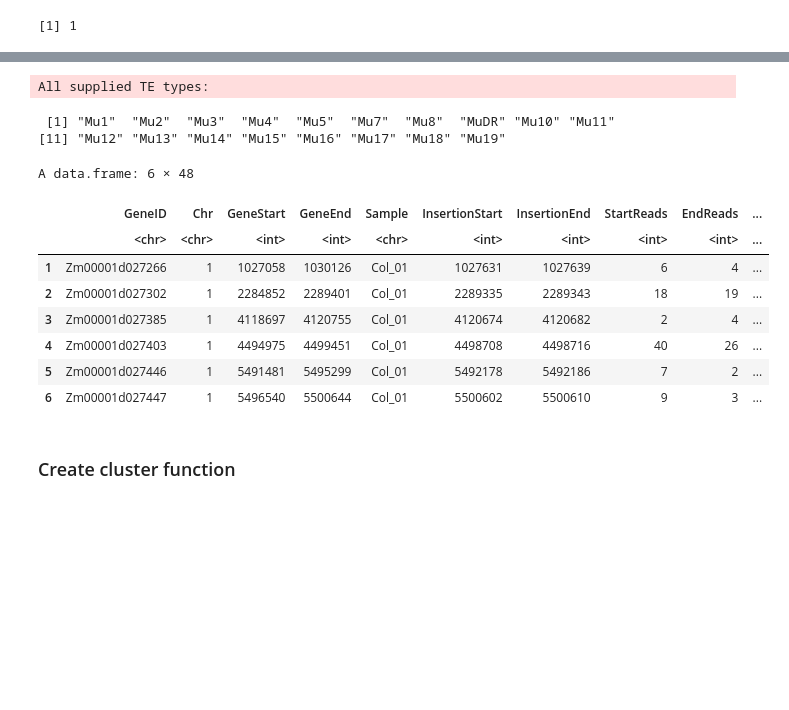
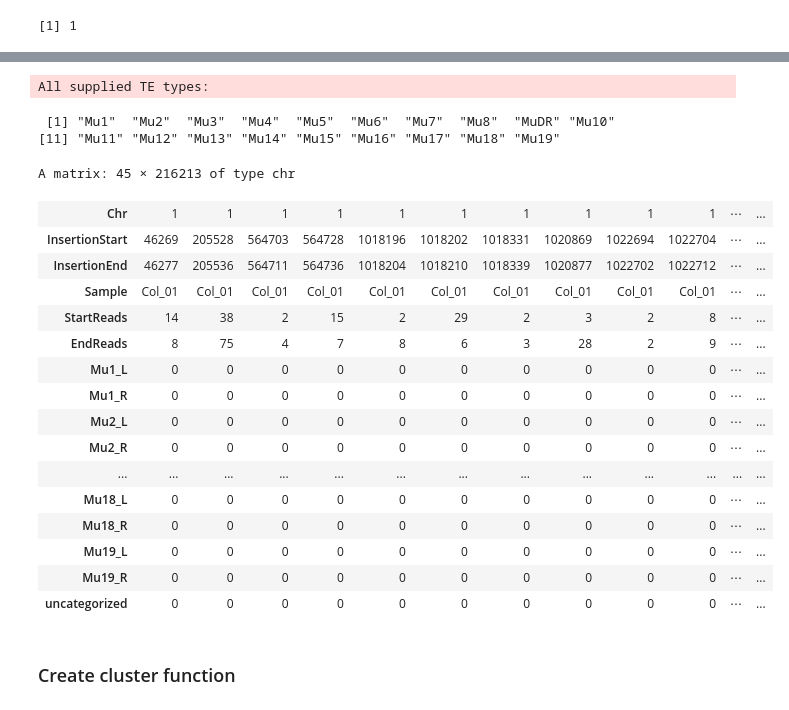
Before and after one commit to tgstoecker/MuWU, a Jupyter notebook: te_typing_annotation.ipynb, the cells around one changed output, grey strips where cells are left out. Cells and saved outputs as stored; diff of their text form; code cells hidden in the pictures; blank space fills up the shorter version.

```diff
--- a/te_typing_annotation.ipynb
+++ b/te_typing_annotation.ipynb
@@ -47,23 +47,23 @@ data.table::getDTthreads()
 #all_types <- snakemake@params[["all_types"]]
 
 
-#samples <- c('Row_01', 'Row_02', 'Row_03', 'Row_04',
-#          'Row_05', 'Row_06', 'Row_07', 'Row_08',
-#          'Row_09', 'Row_10', 'Row_11', 'Row_12',
-#          'Row_13', 'Row_14', 'Row_15', 'Row_16',
-#          'Row_17', 'Row_18', 'Row_19', 'Row_20',
-#          'Row_21', 'Row_22', 'Row_23', 'Row_24',
-#          'Col_01', 'Col_02', 'Col_03', 'Col_04',
-#          'Col_05', 'Col_06', 'Col_07', 'Col_08',
-#          'Col_09', 'Col_10', 'Col_11', 'Col_12',
-#          'Col_13', 'Col_14', 'Col_15', 'Col_16',
-#          'Col_17', 'Col_18', 'Col_19', 'Col_20',
-#          'Col_21', 'Col_22', 'Col_23', 'Col_24')
+samples <- c('Row_01', 'Row_02', 'Row_03', 'Row_04',
+          'Row_05', 'Row_06', 'Row_07', 'Row_08',
+          'Row_09', 'Row_10', 'Row_11', 'Row_12',
+          'Row_13', 'Row_14', 'Row_15', 'Row_16',
+          'Row_17', 'Row_18', 'Row_19', 'Row_20',
+          'Row_21', 'Row_22', 'Row_23', 'Row_24',
+          'Col_01', 'Col_02', 'Col_03', 'Col_04',
+          'Col_05', 'Col_06', 'Col_07', 'Col_08',
+          'Col_09', 'Col_10', 'Col_11', 'Col_12',
+          'Col_13', 'Col_14', 'Col_15', 'Col_16',
+          'Col_17', 'Col_18', 'Col_19', 'Col_20',
+          'Col_21', 'Col_22', 'Col_23', 'Col_24')
 
 #samples <- c('Row_01', 'Row_02', 'Row_03', 'Row_04',
 #             'Col_01', 'Col_02', 'Col_03', 'Col_04')
 
-samples <- c('Row_01', 'Col_01')
+#samples <- c('Row_01', 'Col_01')
 
 all_types <- c("Mu1_L", "Mu1_R",
 "Mu2_L",
@@ -74,6 +74,8 @@ all_types <- c("Mu1_L", "Mu1_R",
 "Mu4_R",
 "Mu5_L",
 "Mu5_R",
+"Mu6_L",
+"Mu6_R",
 "Mu7_L",
 "Mu7_R",
 "Mu8_L",
@@ -103,13 +105,10 @@ all_types <- c("Mu1_L", "Mu1_R",
 
 
 
-#all_insertions <- read.csv("results/insertions_table_final/all_identified_insertions.csv", header = TRUE)
-#all_insertions <- read.csv("results/insertions_table_final/germinal_identified_insertions.csv", header = TRUE)
-#all_insertions <- read.csv("results/insertions_table_final/all_identified_insertions_annotated.csv", header = TRUE)
-all_insertions <- read.csv("results/insertions_table_final/germinal_identified_insertions_annotated.csv", header = TRUE)
+all_insertions <- read.csv("results/insertions_table_final/all_identified_insertions.csv", header = TRUE)
 
-all_insertions <- all_insertions %>%
-  filter(Sample %in% samples)
+#all_insertions <- all_insertions %>%
+#  filter(Sample %in% samples)
 
 #all_insertions <- all_insertions[1:10000,]
 
@@ -150,35 +149,43 @@ message("All supplied TE types:")
 base_all_types
 # %% [output]
 All supplied TE types:
- [1] "Mu1"  "Mu2"  "Mu3"  "Mu4"  "Mu5"  "Mu7"  "Mu8"  "MuDR" "Mu10" "Mu11"
-[11] "Mu12" "Mu13" "Mu14" "Mu15" "Mu16" "Mu17" "Mu18" "Mu19"
+ [1] "Mu1"  "Mu2"  "Mu3"  "Mu4"  "Mu5"  "Mu6"  "Mu7"  "Mu8"  "MuDR" "Mu10"
+[11] "Mu11" "Mu12" "Mu13" "Mu14" "Mu15" "Mu16" "Mu17" "Mu18" "Mu19"
 # %%
 #create insertions table with additional columns per (Mu) element/type
 all_insertions_typed <- all_insertions
 
 all_insertions_typed[,all_types]=0
 #add additional column for uncategorized reads
 #all_insertions_typed[,"uncategorized"]=0
 all_insertions_typed <- all_insertions_typed %>%
   add_column(uncategorized = 0)
 
 
-head(all_insertions_typed)
+t(all_insertions_typed)
 
 #for (t in all_types) {
 #  all_insertions_typed %>%
 #  tibble::add_column(get(t) = 0) %>%
 #  head() %>% print()
 #}
 # %% [output]
-A data.frame: 6 × 48
+A matrix: 45 × 216213 of type chr
-|  | GeneID | Chr | GeneStart | GeneEnd | Sample | InsertionStart | InsertionEnd | StartReads | EndReads | ... |
-|  | <chr> | <chr> | <int> | <int> | <chr> | <int> | <int> | <int> | <int> | ... |
-| 1 | Zm00001d027266 | 1 | 1027058 | 1030126 | Col_01 | 1027631 | 1027639 | 6 | 4 | ... |
-| 2 | Zm00001d027302 | 1 | 2284852 | 2289401 | Col_01 | 2289335 | 2289343 | 18 | 19 | ... |
-| 3 | Zm00001d027385 | 1 | 4118697 | 4120755 | Col_01 | 4120674 | 4120682 | 2 | 4 | ... |
-| 4 | Zm00001d027403 | 1 | 4494975 | 4499451 | Col_01 | 4498708 | 4498716 | 40 | 26 | ... |
-| 5 | Zm00001d027446 | 1 | 5491481 | 5495299 | Col_01 | 5492178 | 5492186 | 7 | 2 | ... |
-| 6 | Zm00001d027447 | 1 | 5496540 | 5500644 | Col_01 | 5500602 | 5500610 | 9 | 3 | ... |
+| Chr | 1 | 1 | 1 | 1 | 1 | 1 | 1 | 1 | 1 | 1 | ⋯ | ... |
+| InsertionStart | 46269 | 205528 | 564703 | 564728 | 1018196 | 1018202 | 1018331 | 1020869 | 1022694 | 1022704 | ⋯ | ... |
+| InsertionEnd | 46277 | 205536 | 564711 | 564736 | 1018204 | 1018210 | 1018339 | 1020877 | 1022702 | 1022712 | ⋯ | ... |
+| Sample | Col_01 | Col_01 | Col_01 | Col_01 | Col_01 | Col_01 | Col_01 | Col_01 | Col_01 | Col_01 | ⋯ | ... |
+| StartReads | 14 | 38 | 2 | 15 | 2 | 29 | 2 | 3 | 2 | 8 | ⋯ | ... |
+| EndReads | 8 | 75 | 4 | 7 | 8 | 6 | 3 | 28 | 2 | 9 | ⋯ | ... |
+| Mu1_L | 0 | 0 | 0 | 0 | 0 | 0 | 0 | 0 | 0 | 0 | ⋯ | ... |
+| Mu1_R | 0 | 0 | 0 | 0 | 0 | 0 | 0 | 0 | 0 | 0 | ⋯ | ... |
+| Mu2_L | 0 | 0 | 0 | 0 | 0 | 0 | 0 | 0 | 0 | 0 | ⋯ | ... |
+| Mu2_R | 0 | 0 | 0 | 0 | 0 | 0 | 0 | 0 | 0 | 0 | ⋯ | ... |
+| ... | ... | ... | ... | ... | ... | ... | ... | ... | ... | ... | ... | ... |
+| Mu18_L | 0 | 0 | 0 | 0 | 0 | 0 | 0 | 0 | 0 | 0 | ⋯ | ... |
+| Mu18_R | 0 | 0 | 0 | 0 | 0 | 0 | 0 | 0 | 0 | 0 | ⋯ | ... |
+| Mu19_L | 0 | 0 | 0 | 0 | 0 | 0 | 0 | 0 | 0 | 0 | ⋯ | ... |
+| Mu19_R | 0 | 0 | 0 | 0 | 0 | 0 | 0 | 0 | 0 | 0 | ⋯ | ... |
+| uncategorized | 0 | 0 | 0 | 0 | 0 | 0 | 0 | 0 | 0 | 0 | ⋯ | ... |
 # %% [markdown]
 ### Create cluster function
```
Also changed, not shown: parts of 17 cells of this notebook.
